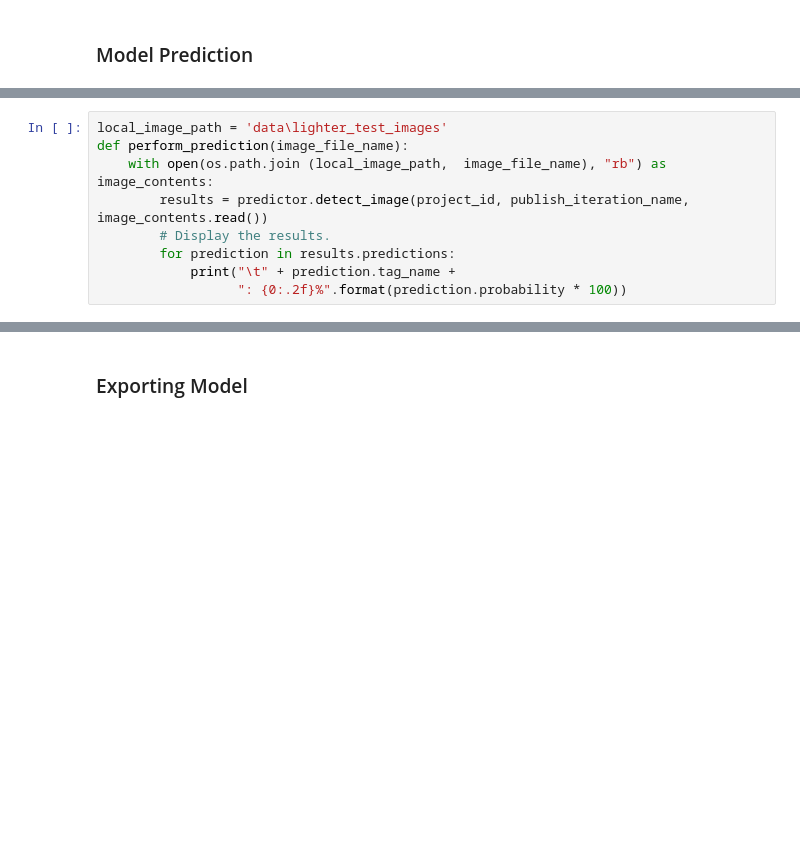
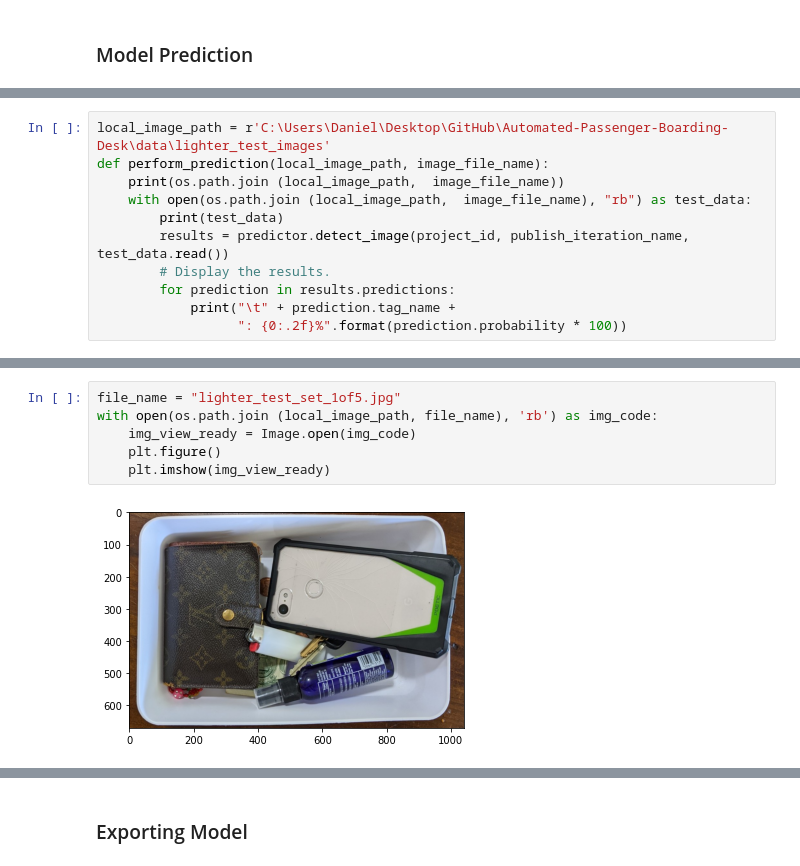
Before and after one commit to Danieldacruz7/Automated-Passenger-Boarding-Desk, a Jupyter notebook: object-detection.ipynb, the cells around one changed output, grey strips where cells are left out. Cells and saved outputs as stored; diff of their text form; blank space fills up the shorter version.

Commit message:
Prediction endpoint fixed.

```diff
--- a/object-detection.ipynb
+++ b/object-detection.ipynb
@@ -59,8 +74,10 @@ Done!
 # %%
-local_image_path = 'data\lighter_test_images'
-def perform_prediction(image_file_name):
-    with open(os.path.join (local_image_path,  image_file_name), "rb") as image_contents:
-        results = predictor.detect_image(project_id, publish_iteration_name, image_contents.read())
+local_image_path = r'C:\Users\Daniel\Desktop\GitHub\Automated-Passenger-Boarding-Desk\data\lighter_test_images'
+def perform_prediction(local_image_path, image_file_name):
+    print(os.path.join (local_image_path,  image_file_name))
+    with open(os.path.join (local_image_path,  image_file_name), "rb") as test_data:
+        print(test_data)
+        results = predictor.detect_image(project_id, publish_iteration_name, test_data.read())
         # Display the results.
         for prediction in results.predictions:
             print("\t" + prediction.tag_name +
@@ -68,2 +93,10 @@ def perform_prediction(image_file_name):
+# %%
+file_name = "lighter_test_set_1of5.jpg"
+with open(os.path.join (local_image_path, file_name), 'rb') as img_code:
+    img_view_ready = Image.open(img_code)
+    plt.figure()
+    plt.imshow(img_view_ready)
+# %% [output]
+[figure, added]
 # %%
 file_name = "lighter_test_set_1of5.jpg"
```
Also changed, not shown: parts of 8 cells of this notebook.
